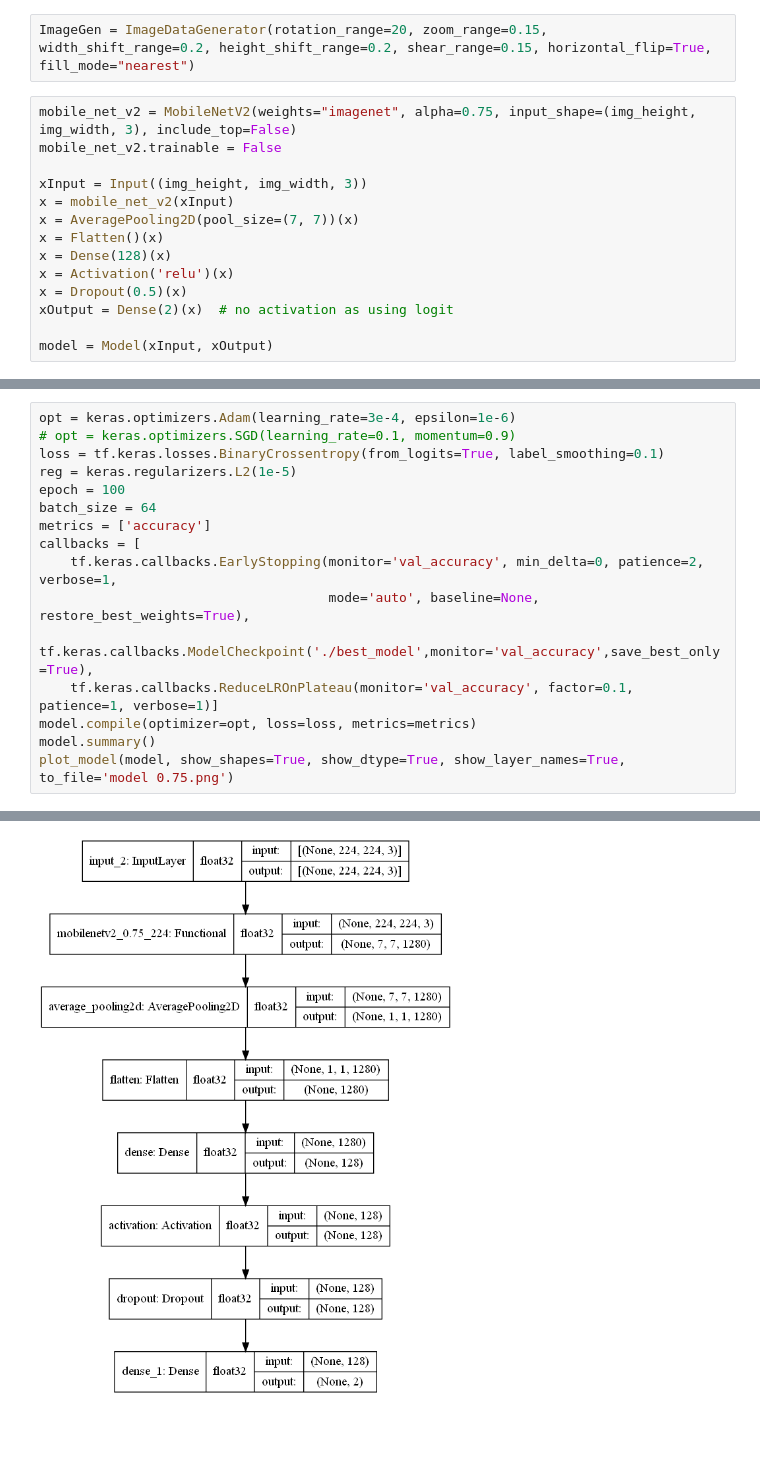
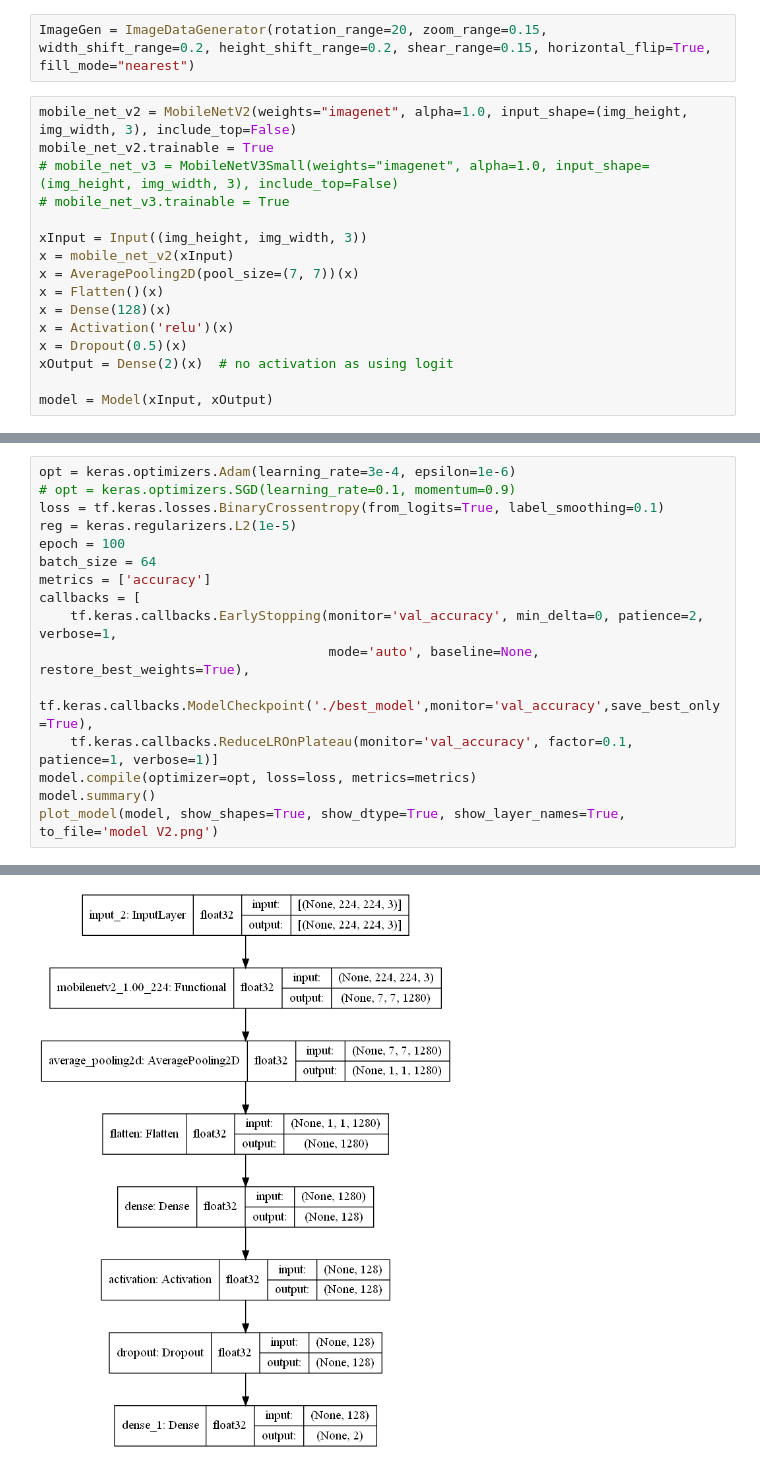
Before and after one commit to aliencaocao/BuildOnSG2021, a Jupyter notebook: train.ipynb, the cells around one changed output, grey strips where cells are left out. Drawn from its saved outputs; the diff is of its cells as text; blank space fills up the shorter version.

Commit message:
Added and tested fully trained MobileNet V2 and V3 Small withuot layer freezing, and obtained better result.

```diff
--- a/train.ipynb
+++ b/train.ipynb
@@ -53,8 +55,10 @@ train_x, val_x, train_y, val_y = train_test_split(train_x, train_y, test_size=0.
 # %%
 ImageGen = ImageDataGenerator(rotation_range=20, zoom_range=0.15, width_shift_range=0.2, height_shift_range=0.2, shear_range=0.15, horizontal_flip=True, fill_mode="nearest")
 # %%
-mobile_net_v2 = MobileNetV2(weights="imagenet", alpha=0.75, input_shape=(img_height, img_width, 3), include_top=False)
-mobile_net_v2.trainable = False
+mobile_net_v2 = MobileNetV2(weights="imagenet", alpha=1.0, input_shape=(img_height, img_width, 3), include_top=False)
+mobile_net_v2.trainable = True
+# mobile_net_v3 = MobileNetV3Small(weights="imagenet", alpha=1.0, input_shape=(img_height, img_width, 3), include_top=False)
+# mobile_net_v3.trainable = True
 
 xInput = Input((img_height, img_width, 3))
 x = mobile_net_v2(xInput)
@@ -84,7 +85,7 @@ callbacks = [
     tf.keras.callbacks.ReduceLROnPlateau(monitor='val_accuracy', factor=0.1, patience=1, verbose=1)]
 model.compile(optimizer=opt, loss=loss, metrics=metrics)
 model.summary()
-plot_model(model, show_shapes=True, show_dtype=True, show_layer_names=True, to_file='model 0.75.png')
+plot_model(model, show_shapes=True, show_dtype=True, show_layer_names=True, to_file='model V2.png')
 # %% [output]
 Model: "model"
 _________________________________________________________________
@@ -105,5 +106,5 @@ Non-trainable params: 1,382,064
 _________________________________________________________________
-[figure, old version]
+[figure, new version]
 # %%
 history = model.fit(ImageGen.flow(train_x, train_y, batch_size=batch_size), steps_per_epoch=len(train_x)//batch_size, epochs=epoch,
                     validation_data=(val_x, val_y), validation_steps=len(val_x)//batch_size, callbacks=callbacks, verbose=1)
```
Also changed, not shown: parts of 8 cells of this notebook, 28 other files.
